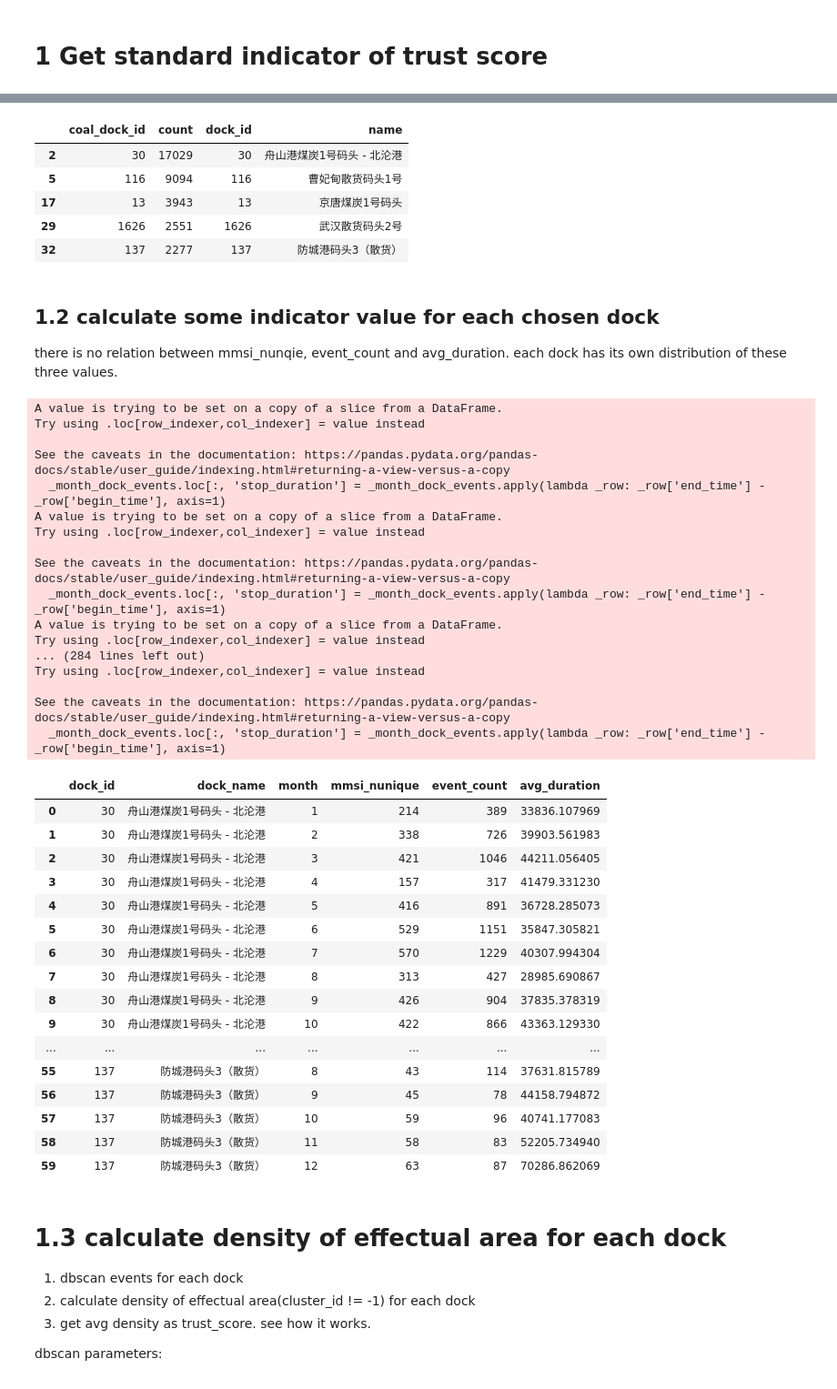
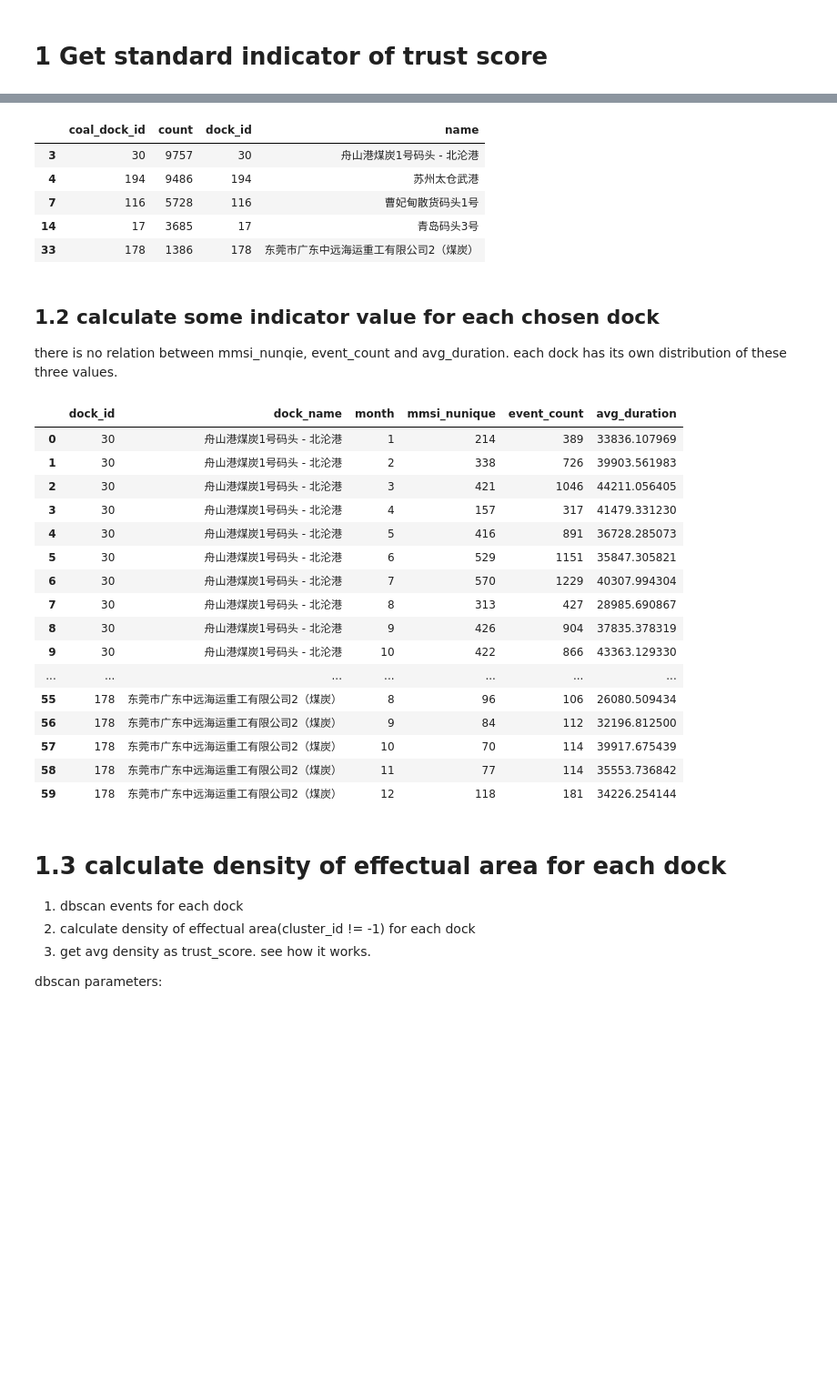
Before and after one commit to jiayuqiu/sisi, a Jupyter notebook: core/notebooks/trust_score.ipynb, the cells around one changed output, grey strips where cells are left out. Shown: that part at 91% size. Saved outputs shown, nothing was run; the diff lists cells and outputs as text; code cells hidden in the pictures; blank space fills up the shorter version.

```diff
--- a/core/notebooks/trust_score.ipynb
+++ b/core/notebooks/trust_score.ipynb
@@ -48,6 +46,7 @@ as the result, choose:
 # %%
 from core.ShoreNet.events.generic.tools import load_events_with_dock
 from core.ShoreNet.events.generic.tools import load_dock_polygon
+from core.ShoreNet.events.filter import clean_up_events
 
 # -. load dock polygons
 dock_polygon_df = load_dock_polygon(var.engine)
@@ -56,6 +55,7 @@ coal_dock_polygon_df = dock_polygon_df[dock_polygon_df['type_id'] == 1]
 # -. load events with dock
 dock_events_df = load_events_with_dock(year=2023, con=var.engine)
 coal_dock_events_df = dock_events_df.loc[dock_events_df['coal_dock_id'].isin(coal_dock_polygon_df['dock_id'])]
+coal_dock_events_df = clean_up_events(coal_dock_events_df, var)
 # coal_dock_events_df = coal_dock_events_df.apply(lambda row: row if ~row['name'].startswith("dbscan") else None, axis=1)
 coal_dock_events_df
 # %% [output]
@@ -88,16 +90,16 @@ top_ten_coal_dock_df = pd.merge(
     right_on='dock_id',
     how='left'
 )
-# top_ten_coal_dock_df.loc[:, ['dock_id', 'name', 'count']]  # choose: [30, 116, 13, 137, 1626]
-standard_coal_dock_df = top_ten_coal_dock_df.loc[top_ten_coal_dock_df['dock_id'].isin([30, 116, 13, 137, 1626])]
+# top_ten_coal_dock_df.loc[:, ['dock_id', 'name', 'count']]  # choose: [30, 116, 194, 17, 178]
+standard_coal_dock_df = top_ten_coal_dock_df.loc[top_ten_coal_dock_df['dock_id'].isin([30, 116, 194, 17, 178])]
 standard_coal_dock_df
 # %% [output]
 |  | coal_dock_id | count | dock_id | name |
-| 2 | 30 | 17029 | 30 | 舟山港煤炭1号码头 - 北沦港 |
-| 5 | 116 | 9094 | 116 | 曹妃甸散货码头1号 |
-| 17 | 13 | 3943 | 13 | 京唐煤炭1号码头 |
-| 29 | 1626 | 2551 | 1626 | 武汉散货码头2号 |
-| 32 | 137 | 2277 | 137 | 防城港码头3（散货） |
+| 3 | 30 | 9757 | 30 | 舟山港煤炭1号码头 - 北沦港 |
+| 4 | 194 | 9486 | 194 | 苏州太仓武港 |
+| 7 | 116 | 5728 | 116 | 曹妃甸散货码头1号 |
+| 14 | 17 | 3685 | 17 | 青岛码头3号 |
+| 33 | 178 | 1386 | 178 | 东莞市广东中远海运重工有限公司2（煤炭） |
 # %% [markdown]
 ## 1.2 calculate some indicator value for each chosen dock
 
@@ -109,56 +111,39 @@ for _, row in standard_coal_dock_df.iterrows():
     dock_id = row['dock_id']
     dock_name = row['name']
     for month in range(1, 12+1):
         _month_dock_events = coal_dock_events_df.loc[(coal_dock_events_df['coal_dock_id'] == dock_id) & (coal_dock_events_df['month'] == month)]
-        _month_dock_events.loc[:, 'stop_duration'] = _month_dock_events.apply(lambda _row: _row['end_time'] - _row['begin_time'], axis=1)
+        _month_dock_events.loc[:, 'stop_duration'] = _month_dock_events.apply(lambda _row: _row['end_time'] - _row['begin_time'], axis=1).copy()
         _month_dock_events = _month_dock_events.loc[(_month_dock_events['stop_duration'] > 1800) & (_month_dock_events['stop_duration'] < 7 * 24 * 3600)]
         indicator_values.append(
             {
                 'dock_id': dock_id,
                 'dock_name': dock_name,
                 'month': month,
                 'mmsi_nunique': _month_dock_events['mmsi'].nunique(),
                 'event_count': _month_dock_events.shape[0],
                 'avg_duration': _month_dock_events['stop_duration'].mean(),
             }
         )
 indicator_values_df = pd.DataFrame(indicator_values)
 indicator_values_df
 # %% [output]
-A value is trying to be set on a copy of a slice from a DataFrame.
-Try using .loc[row_indexer,col_indexer] = value instead
-
-See the caveats in the documentation: https://pandas.pydata.org/pandas-docs/stable/user_guide/indexing.html#returning-a-view-versus-a-copy
-  _month_dock_events.loc[:, 'stop_duration'] = _month_dock_events.apply(lambda _row: _row['end_time'] - _row['begin_time'], axis=1)
-A value is trying to be set on a copy of a slice from a DataFrame.
-Try using .loc[row_indexer,col_indexer] = value instead
-
-See the caveats in the documentation: https://pandas.pydata.org/pandas-docs/stable/user_guide/indexing.html#returning-a-view-versus-a-copy
-  _month_dock_events.loc[:, 'stop_duration'] = _month_dock_events.apply(lambda _row: _row['end_time'] - _row['begin_time'], axis=1)
-A value is trying to be set on a copy of a slice from a DataFrame.
-Try using .loc[row_indexer,col_indexer] = value instead
-... (284 lines left out)
-Try using .loc[row_indexer,col_indexer] = value instead
-
-See the caveats in the documentation: https://pandas.pydata.org/pandas-docs/stable/user_guide/indexing.html#returning-a-view-versus-a-copy
-  _month_dock_events.loc[:, 'stop_duration'] = _month_dock_events.apply(lambda _row: _row['end_time'] - _row['begin_time'], axis=1)
 |  | dock_id | dock_name | month | mmsi_nunique | event_count | avg_duration |
 | 0 | 30 | 舟山港煤炭1号码头 - 北沦港 | 1 | 214 | 389 | 33836.107969 |
 | 1 | 30 | 舟山港煤炭1号码头 - 北沦港 | 2 | 338 | 726 | 39903.561983 |
 | 2 | 30 | 舟山港煤炭1号码头 - 北沦港 | 3 | 421 | 1046 | 44211.056405 |
 | 3 | 30 | 舟山港煤炭1号码头 - 北沦港 | 4 | 157 | 317 | 41479.331230 |
 | 4 | 30 | 舟山港煤炭1号码头 - 北沦港 | 5 | 416 | 891 | 36728.285073 |
 | 5 | 30 | 舟山港煤炭1号码头 - 北沦港 | 6 | 529 | 1151 | 35847.305821 |
 | 6 | 30 | 舟山港煤炭1号码头 - 北沦港 | 7 | 570 | 1229 | 40307.994304 |
 | 7 | 30 | 舟山港煤炭1号码头 - 北沦港 | 8 | 313 | 427 | 28985.690867 |
 | 8 | 30 | 舟山港煤炭1号码头 - 北沦港 | 9 | 426 | 904 | 37835.378319 |
 | 9 | 30 | 舟山港煤炭1号码头 - 北沦港 | 10 | 422 | 866 | 43363.129330 |
 | ... | ... | ... | ... | ... | ... | ... |
-| 55 | 137 | 防城港码头3（散货） | 8 | 43 | 114 | 37631.815789 |
-| 56 | 137 | 防城港码头3（散货） | 9 | 45 | 78 | 44158.794872 |
-| 57 | 137 | 防城港码头3（散货） | 10 | 59 | 96 | 40741.177083 |
-| 58 | 137 | 防城港码头3（散货） | 11 | 58 | 83 | 52205.734940 |
-| 59 | 137 | 防城港码头3（散货） | 12 | 63 | 87 | 70286.862069 |
+| 55 | 178 | 东莞市广东中远海运重工有限公司2（煤炭） | 8 | 96 | 106 | 26080.509434 |
+| 56 | 178 | 东莞市广东中远海运重工有限公司2（煤炭） | 9 | 84 | 112 | 32196.812500 |
+| 57 | 178 | 东莞市广东中远海运重工有限公司2（煤炭） | 10 | 70 | 114 | 39917.675439 |
+| 58 | 178 | 东莞市广东中远海运重工有限公司2（煤炭） | 11 | 77 | 114 | 35553.736842 |
+| 59 | 178 | 东莞市广东中远海运重工有限公司2（煤炭） | 12 | 118 | 181 | 34226.254144 |
 # %% [markdown]
 # 1.3 calculate density of effectual area for each dock
 1. dbscan events for each dock
```
Also changed, not shown: parts of 6 cells of this notebook, 39 other files.
